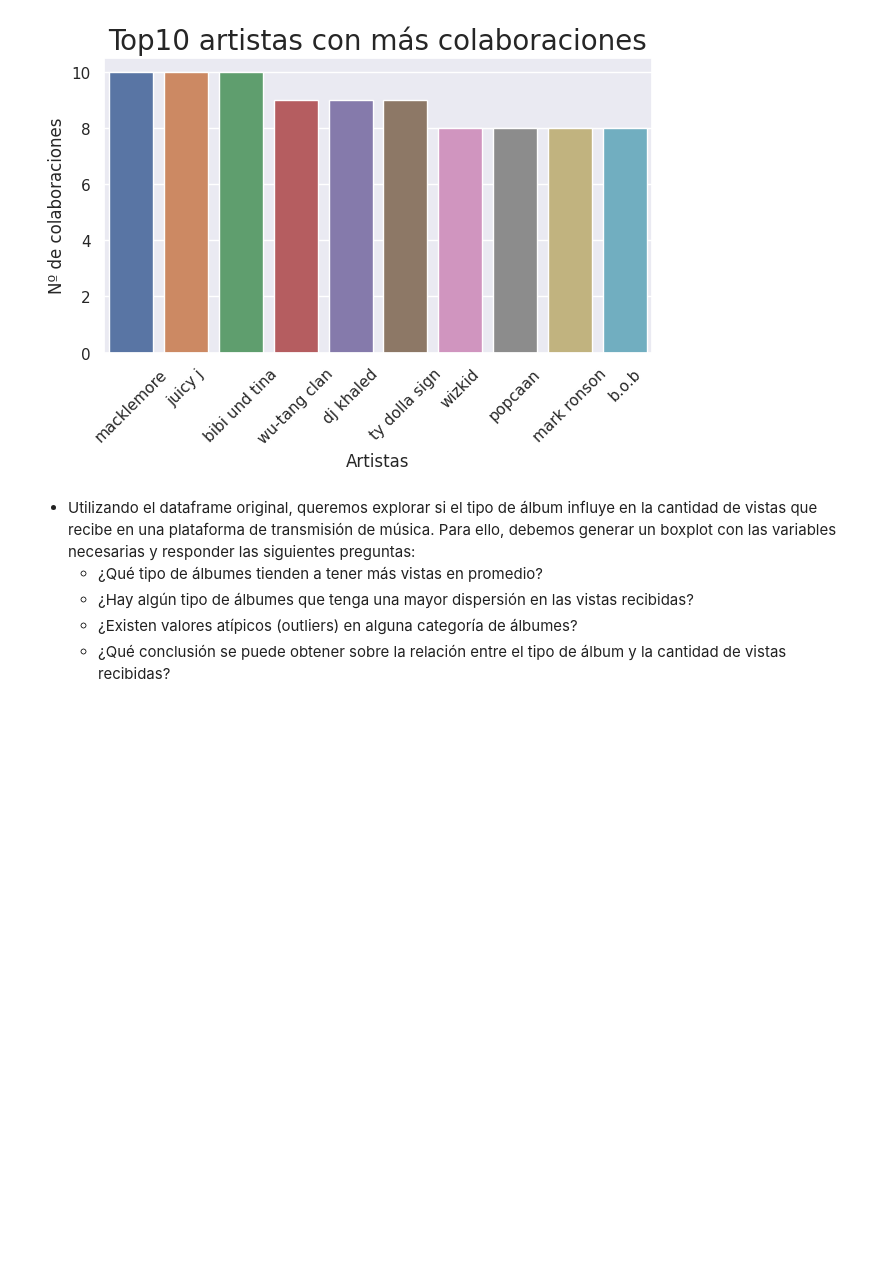
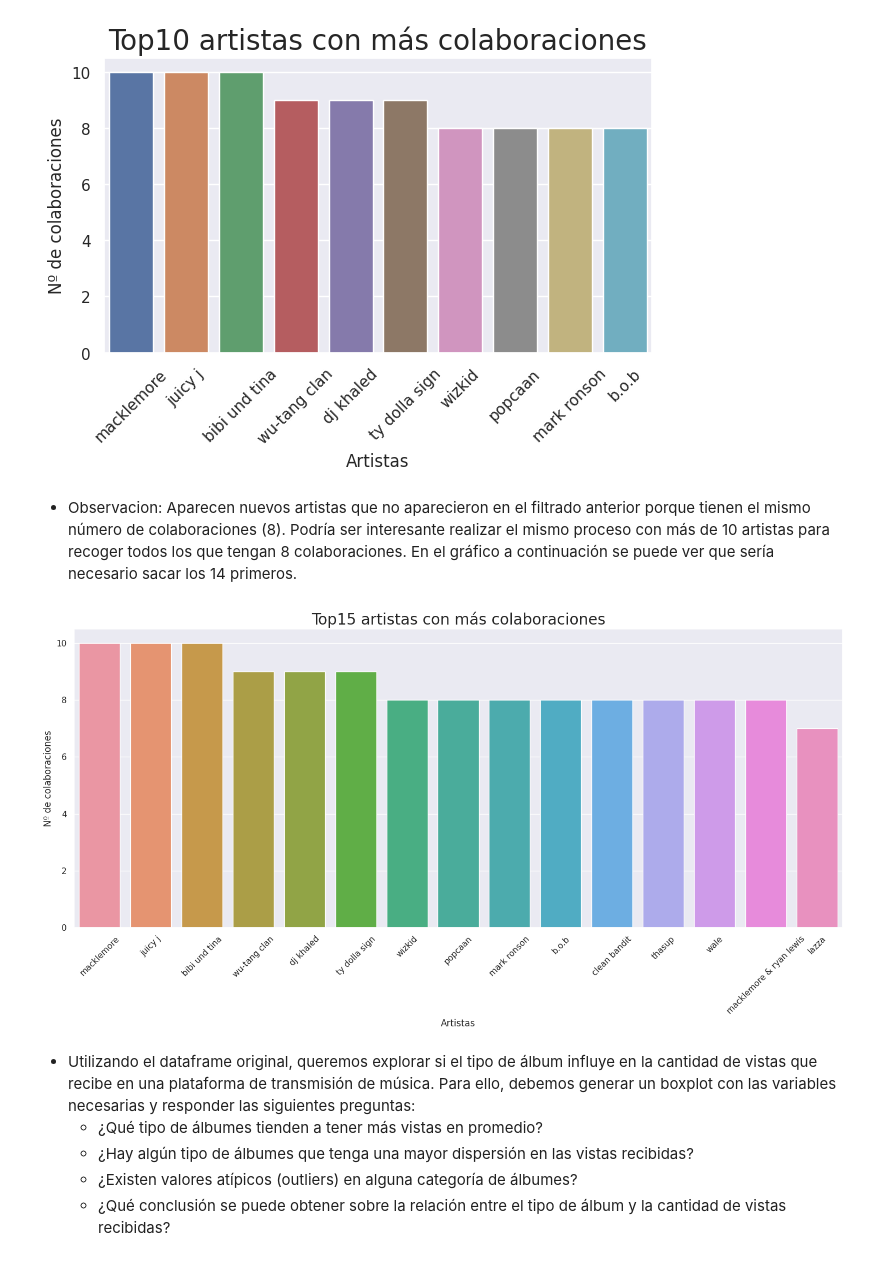
Before and after one commit to MaitaneP/adalab-da-evaluacion-modulo2-sprint1-MaitanePortilla, a Jupyter notebook: notebooks/evaluacion-mod-2-sprint-1-pandas.ipynb, the cells around one changed output. Saved outputs shown, nothing was run; the diff lists cells and outputs as text; code cells hidden in the pictures; blank space fills up the shorter version.

```diff
--- a/notebooks/evaluacion-mod-2-sprint-1-pandas.ipynb
+++ b/notebooks/evaluacion-mod-2-sprint-1-pandas.ipynb
@@ -775,6 +848,27 @@ plt.tight_layout()
 plt.show()
 # %% [output]
 [figure]
+# %% [markdown]
+- Observacion: Aparecen nuevos artistas que no aparecieron en el filtrado anterior porque tienen el mismo número de colaboraciones (8). Podría ser interesante realizar el mismo proceso con más de 10 artistas para recoger todos los que tengan 8 colaboraciones. En el gráfico a continuación se puede ver que sería necesario sacar los 14 primeros.
+# %%
+# si hacemos un nuevo gráfico con los primeros 15 artistas podemos ver que son necesarios 14 para tener incluidos todos los que tienen 8 colaboraciones
+plt.figure(figsize = (15, 8))
+
+sns.set(style='darkgrid')
+
+fig3 = sns.countplot(x='artist', data=df_feat, order=df_feat['artist'].value_counts().iloc[:15].index)
+
+fig3.set(xlabel='Artistas', ylabel='Nº de colaboraciones')
+
+plt.xticks(rotation=45)
+
+fig3.set_title('Top15 artistas con más colaboraciones', fontsize = 20)
+
+plt.tight_layout()
+
+plt.show()
+# %% [output]
+[figure, added]
 # %% [markdown]
 - Utilizando el dataframe original, queremos explorar si el tipo de álbum influye en la cantidad de vistas que recibe en una plataforma de transmisión de música. Para ello, debemos generar un boxplot con las variables necesarias y responder las siguientes preguntas:
     - ¿Qué tipo de álbumes tienden a tener más vistas en promedio?
```
Also changed, not shown: parts of 10 cells of this notebook, 2 other files.
